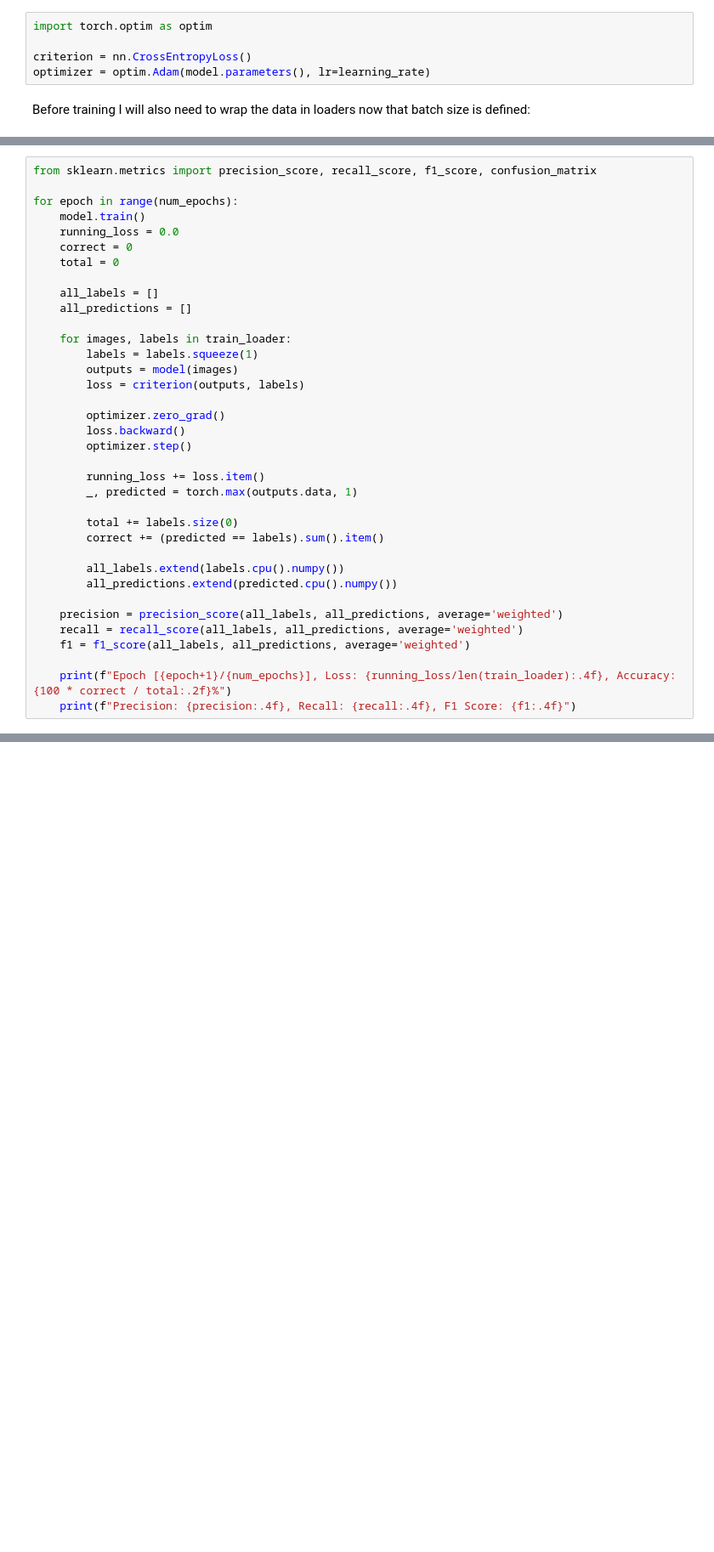
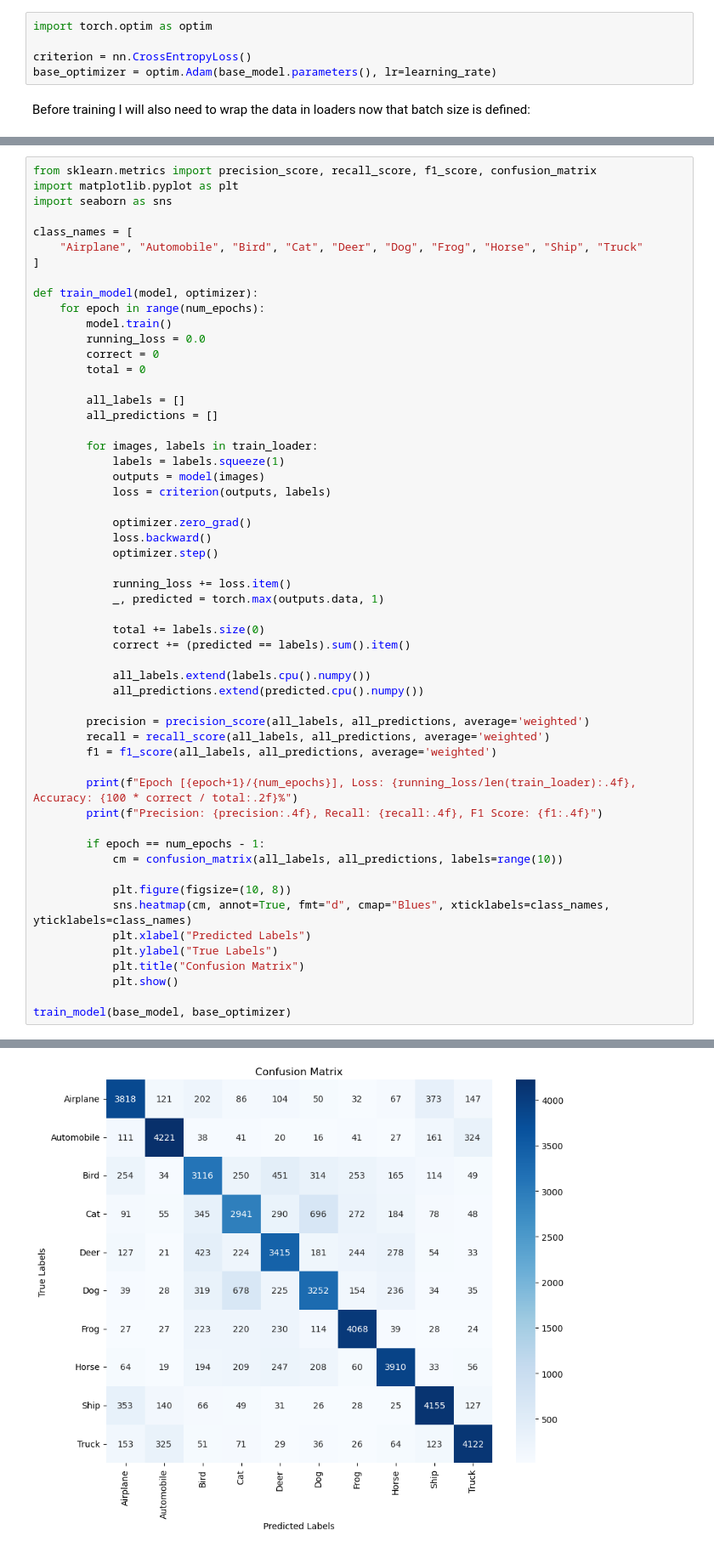
Before and after one commit to zcityuni/IN3063-coursework, a Jupyter notebook: Task2.ipynb, the cells around one changed output, grey strips where cells are left out. Shown at 85% size. Saved outputs shown, nothing was run; the diff lists cells and outputs as text; blank space fills up the shorter version.

```diff
--- a/Task2.ipynb
+++ b/Task2.ipynb
@@ -124,7 +116,7 @@ I also need to define the loss function and the optimizer for the baseline model
 import torch.optim as optim
 
 criterion = nn.CrossEntropyLoss()
-optimizer = optim.Adam(model.parameters(), lr=learning_rate)
+base_optimizer = optim.Adam(base_model.parameters(), lr=learning_rate)
 # %% [markdown]
 Before training I will also need to wrap the data in loaders now that batch size is defined:
 # %%
@@ -146,38 +139,57 @@ I will use various metrics to measure the performance of the models:
 Now I will train the model for the specified baseline number of epochs.
 # %%
 from sklearn.metrics import precision_score, recall_score, f1_score, confusion_matrix
+import matplotlib.pyplot as plt
+import seaborn as sns
 
-for epoch in range(num_epochs):
-    model.train()
-    running_loss = 0.0
-    correct = 0
-    total = 0
+class_names = [
+    "Airplane", "Automobile", "Bird", "Cat", "Deer", "Dog", "Frog", "Horse", "Ship", "Truck"
+]
 
-    all_labels = []
-    all_predictions = []
+def train_model(model, optimizer):
+    for epoch in range(num_epochs):
+        model.train()
+        running_loss = 0.0
+        correct = 0
+        total = 0
 
-    for images, labels in train_loader:
-        labels = labels.squeeze(1)
-        outputs = model(images)
-        loss = criterion(outputs, labels)
+        all_labels = []
+        all_predictions = []
 
-        optimizer.zero_grad()
-        loss.backward()
-        optimizer.step()
+        for images, labels in train_loader:
+            labels = labels.squeeze(1)
+            outputs = model(images)
+            loss = criterion(outputs, labels)
 
-        running_loss += loss.item()
-        _, predicted = torch.max(outputs.data, 1)
+            optimizer.zero_grad()
+            loss.backward()
+            optimizer.step()
 
-        total += labels.size(0)
-        correct += (predicted == labels).sum().item()
+            running_loss += loss.item()
+            _, predicted = torch.max(outputs.data, 1)
 
-        all_labels.extend(labels.cpu().numpy())
-        all_predictions.extend(predicted.cpu().numpy())
+            total += labels.size(0)
+            correct += (predicted == labels).sum().item()
 
-    precision = precision_score(all_labels, all_predictions, average='weighted')
-    recall = recall_score(all_labels, all_predictions, average='weighted')
-    f1 = f1_score(all_labels, all_predictions, average='weighted')
+            all_labels.extend(labels.cpu().numpy())
+            all_predictions.extend(predicted.cpu().numpy())
 
-    print(f"Epoch [{epoch+1}/{num_epochs}], Loss: {running_loss/len(train_loader):.4f}, Accuracy: {100 * correct / total:.2f}%")
-    print(f"Precision: {precision:.4f}, Recall: {recall:.4f}, F1 Score: {f1:.4f}")
+        precision = precision_score(all_labels, all_predictions, average='weighted')
+        recall = recall_score(all_labels, all_predictions, average='weighted')
+        f1 = f1_score(all_labels, all_predictions, average='weighted')
+
+        print(f"Epoch [{epoch+1}/{num_epochs}], Loss: {running_loss/len(train_loader):.4f}, Accuracy: {100 * correct / total:.2f}%")
+        print(f"Precision: {precision:.4f}, Recall: {recall:.4f}, F1 Score: {f1:.4f}")
+
+        if epoch == num_epochs - 1:
+            cm = confusion_matrix(all_labels, all_predictions, labels=range(10))
+
+            plt.figure(figsize=(10, 8))
+            sns.heatmap(cm, annot=True, fmt="d", cmap="Blues", xticklabels=class_names, yticklabels=class_names)
+            plt.xlabel("Predicted Labels")
+            plt.ylabel("True Labels")
+            plt.title("Confusion Matrix")
+            plt.show()
+
+train_model(base_model, base_optimizer)
 # %% [output]
@@ -196 +212,2 @@ Precision: 0.5632, Recall: 0.5645, F1 Score: 0.5631
+[figure, added]
 # %% [markdown]
```
Also changed, not shown: parts of 8 cells of this notebook.
